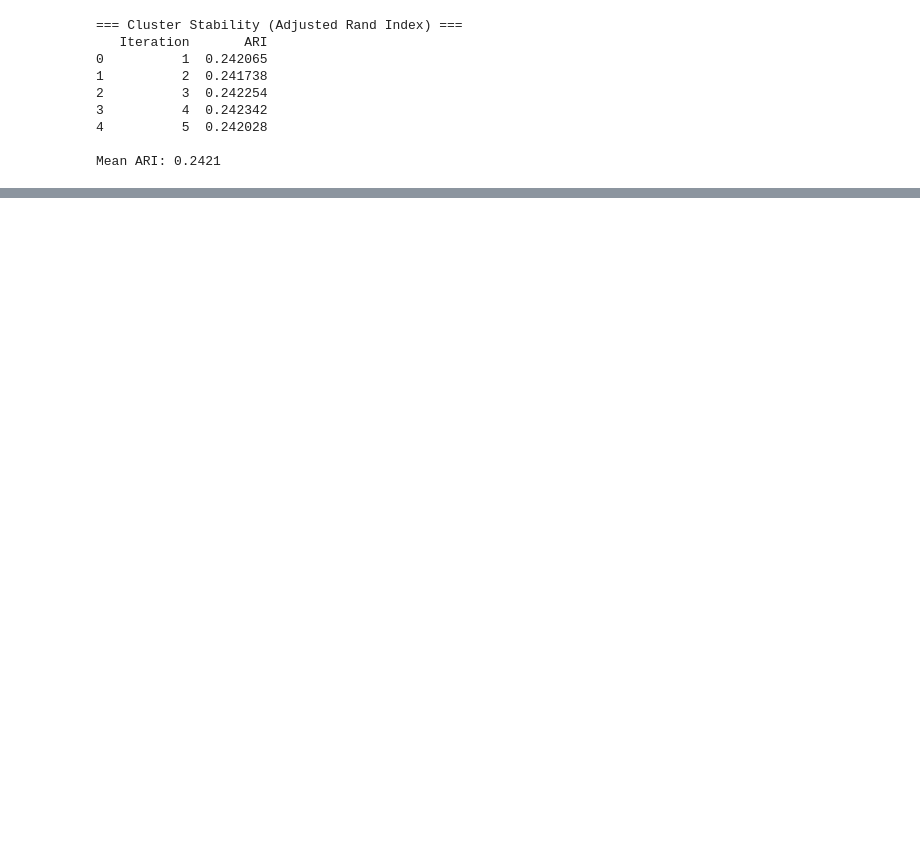
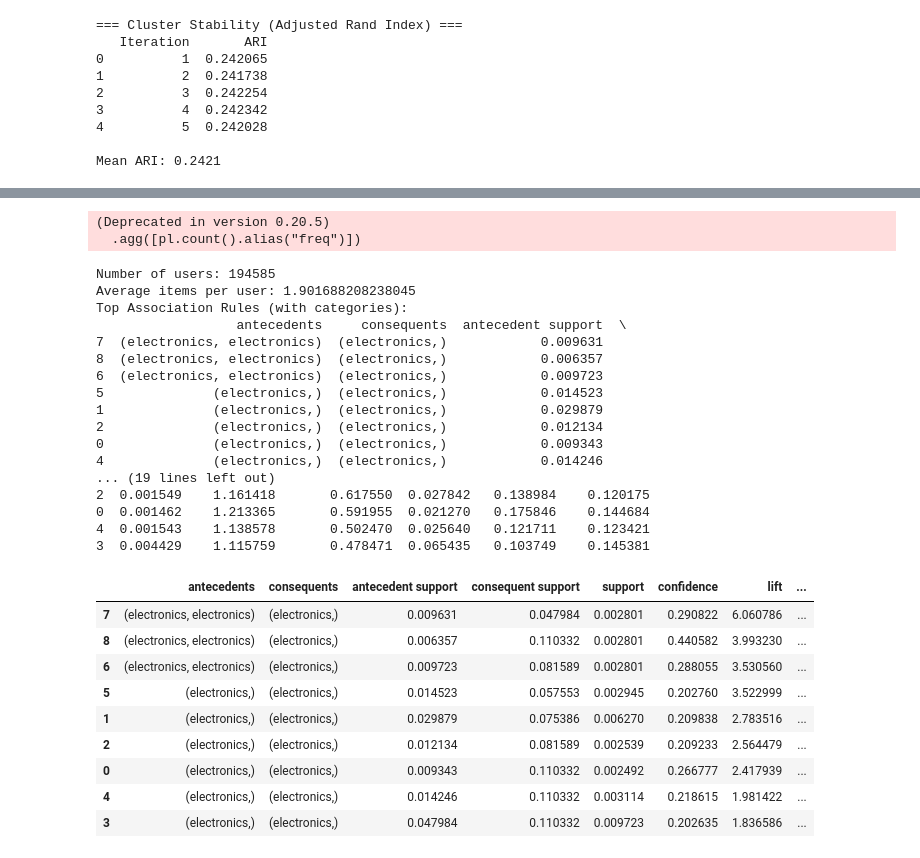
Before and after one commit to Tovix/E-commerceCustomerBehaviorAnalysis, a Jupyter notebook: notebooks/04_machine_learning.ipynb, the cells around one changed output, grey strips where cells are left out. Drawn from its saved outputs; the diff is of its cells as text; code cells hidden in the pictures; blank space fills up the shorter version.

```diff
--- a/notebooks/04_machine_learning.ipynb
+++ b/notebooks/04_machine_learning.ipynb
@@ -534,0 +772,32 @@ Low stability suggests **feature scaling, log transformations, or alternative cl
+# %%
+processor.estimateStrongestProductAssociations(topK=100, minSupport=0.002, minConfidence=0.2)
+# %% [output]
+(Deprecated in version 0.20.5)
+  .agg([pl.count().alias("freq")])
+Number of users: 194585
+Average items per user: 1.901688208238045
+Top Association Rules (with categories):
+                  antecedents     consequents  antecedent support  \
+7  (electronics, electronics)  (electronics,)            0.009631
+8  (electronics, electronics)  (electronics,)            0.006357
+6  (electronics, electronics)  (electronics,)            0.009723
+5              (electronics,)  (electronics,)            0.014523
+1              (electronics,)  (electronics,)            0.029879
+2              (electronics,)  (electronics,)            0.012134
+0              (electronics,)  (electronics,)            0.009343
+4              (electronics,)  (electronics,)            0.014246
+... (19 lines left out)
+2  0.001549    1.161418       0.617550  0.027842   0.138984    0.120175
+0  0.001462    1.213365       0.591955  0.021270   0.175846    0.144684
+4  0.001543    1.138578       0.502470  0.025640   0.121711    0.123421
+3  0.004429    1.115759       0.478471  0.065435   0.103749    0.145381
+|  | antecedents | consequents | antecedent support | consequent support | support | confidence | lift | ... |
+| 7 | (electronics, electronics) | (electronics,) | 0.009631 | 0.047984 | 0.002801 | 0.290822 | 6.060786 | ... |
+| 8 | (electronics, electronics) | (electronics,) | 0.006357 | 0.110332 | 0.002801 | 0.440582 | 3.993230 | ... |
+| 6 | (electronics, electronics) | (electronics,) | 0.009723 | 0.081589 | 0.002801 | 0.288055 | 3.530560 | ... |
+| 5 | (electronics,) | (electronics,) | 0.014523 | 0.057553 | 0.002945 | 0.202760 | 3.522999 | ... |
+| 1 | (electronics,) | (electronics,) | 0.029879 | 0.075386 | 0.006270 | 0.209838 | 2.783516 | ... |
+| 2 | (electronics,) | (electronics,) | 0.012134 | 0.081589 | 0.002539 | 0.209233 | 2.564479 | ... |
+| 0 | (electronics,) | (electronics,) | 0.009343 | 0.110332 | 0.002492 | 0.266777 | 2.417939 | ... |
+| 4 | (electronics,) | (electronics,) | 0.014246 | 0.110332 | 0.003114 | 0.218615 | 1.981422 | ... |
+| 3 | (electronics,) | (electronics,) | 0.047984 | 0.110332 | 0.009723 | 0.202635 | 1.836586 | ... |
```
Also changed, not shown: parts of 17 cells of this notebook, 1 other file.
